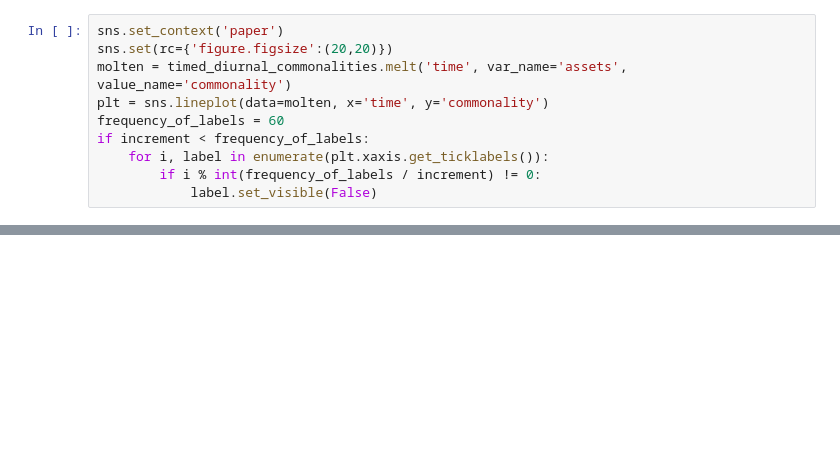
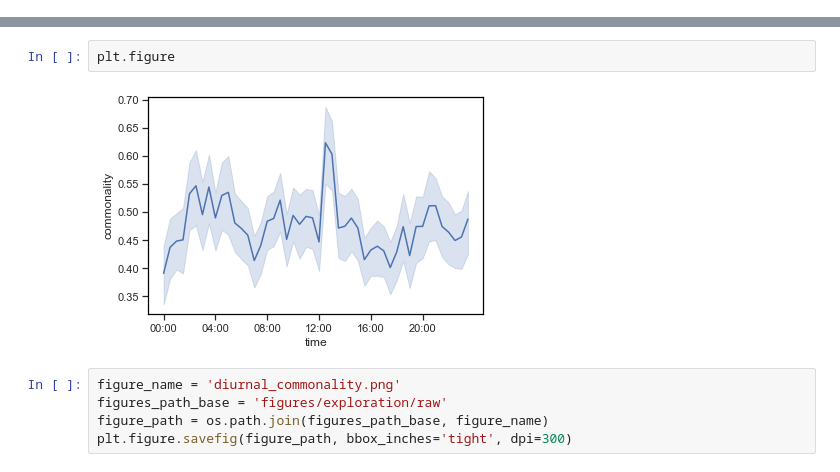
Before and after one commit to ZeliTheZealot/crypto-volatility, a Jupyter notebook: commonality_diurnal.ipynb, the cells around one changed output, grey strips where cells are left out. Cells and saved outputs as stored; diff of their text form; blank space fills up the shorter version.

```diff
--- a/commonality_diurnal.ipynb
+++ b/commonality_diurnal.ipynb
@@ -56,10 +76,0 @@ timed_diurnal_commonalities.rename(columns={0: 'time'}, inplace=True)
-# %%
-sns.set_context('paper')
-sns.set(rc={'figure.figsize':(20,20)})
-molten = timed_diurnal_commonalities.melt('time', var_name='assets', value_name='commonality')
-plt = sns.lineplot(data=molten, x='time', y='commonality')
-frequency_of_labels = 60
-if increment < frequency_of_labels:
-    for i, label in enumerate(plt.xaxis.get_ticklabels()):
-        if i % int(frequency_of_labels / increment) != 0:
-            label.set_visible(False)
@@ -67,0 +77,9 @@ if increment < frequency_of_labels:
+# %%
+plt.figure
+# %% [output]
+[figure, added]
+# %%
+figure_name = 'diurnal_commonality.png'
+figures_path_base = 'figures/exploration/raw'
+figure_path = os.path.join(figures_path_base, figure_name)
+plt.figure.savefig(figure_path, bbox_inches='tight', dpi=300)
```
Also changed, not shown: parts of 8 cells of this notebook, 45 other files.
